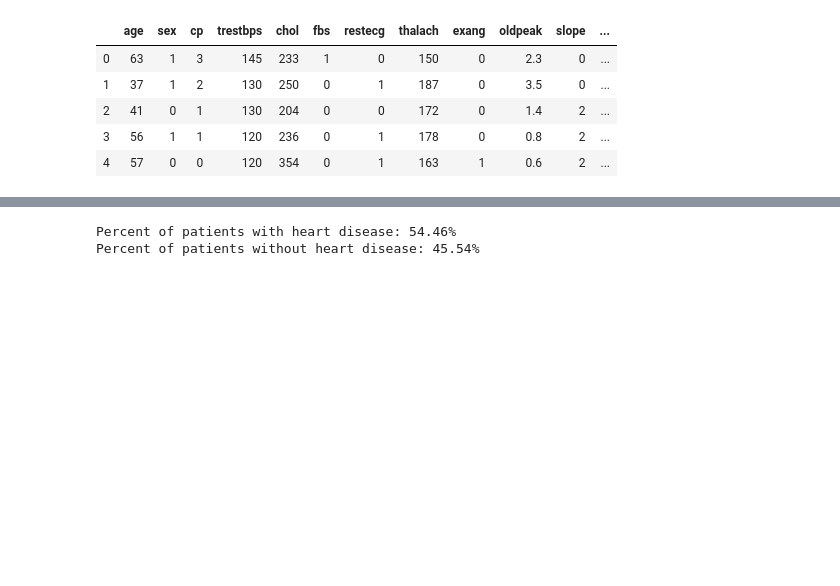
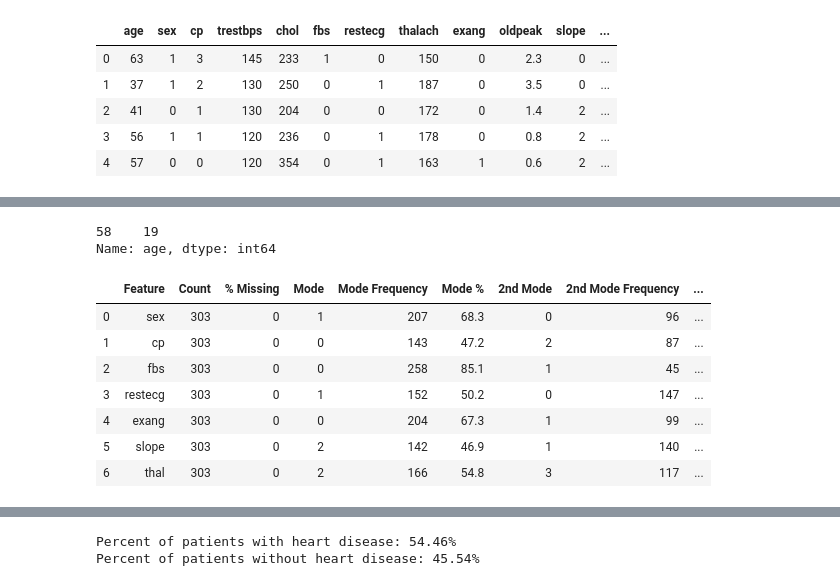
Before and after one commit to TreadKing/Data-Science, a Jupyter notebook: Project/Devang_Patel_Project.ipynb, the cells around one changed output, grey strips where cells are left out. Cells and saved outputs as stored; diff of their text form; code cells hidden in the pictures; blank space fills up the shorter version.

Commit message:
finished tables for the report

```diff
--- a/Project/Devang_Patel_Project.ipynb
+++ b/Project/Devang_Patel_Project.ipynb
@@ -22,0 +48,45 @@ continuous_features = ['age', 'trestbps','chol', 'thalach', 'oldpeak', 'ca']
+# %%
+# data qualtiy report table for categorical features
+categorical_qual = pd.DataFrame(columns = ['Feature', 'Count', '% Missing', 'Mode', 'Mode Frequency', 'Mode %', '2nd Mode', '2nd Mode Frequency', '2nd Mode %'])
+categorical_qual['Feature'] = categorical_features
+categorical_qual['Count'] = len(df)
+categorical_qual['% Missing'] = 0
+
+card = []
+mode = []
+mode_freq = []
+mode_2nd = []
+mode_freq_2nd = []
+
+
+for item in categorical_features:
+    card.append(df[item].nunique())
+    mode.append(int(df[item].mode()))
+    lst = df[item].value_counts()
+    mode_2nd.append(lst.keys()[1])
+    mode_freq.append(int(lst[0:1]))
+    mode_freq_2nd.append(int(lst[1:2]))
+
+
+lst = df['age'].value_counts()
+print(lst[0:1])
+categorical_qual['Mode'] = mode
+categorical_qual['Mode Frequency'] = mode_freq
+categorical_qual['Mode %'] = round((categorical_qual['Mode Frequency'] / categorical_qual['Count']) * 100, 1)
+categorical_qual['2nd Mode'] = mode_2nd
+categorical_qual['2nd Mode Frequency'] = mode_freq_2nd
+categorical_qual['2nd Mode %'] = round((categorical_qual['2nd Mode Frequency'] / categorical_qual['Count']) * 100,1)
+
+
+categorical_qual
+# %% [output]
+58    19
+Name: age, dtype: int64
+|  | Feature | Count | % Missing | Mode | Mode Frequency | Mode % | 2nd Mode | 2nd Mode Frequency | ... |
+| 0 | sex | 303 | 0 | 1 | 207 | 68.3 | 0 | 96 | ... |
+| 1 | cp | 303 | 0 | 0 | 143 | 47.2 | 2 | 87 | ... |
+| 2 | fbs | 303 | 0 | 0 | 258 | 85.1 | 1 | 45 | ... |
+| 3 | restecg | 303 | 0 | 1 | 152 | 50.2 | 0 | 147 | ... |
+| 4 | exang | 303 | 0 | 0 | 204 | 67.3 | 1 | 99 | ... |
+| 5 | slope | 303 | 0 | 2 | 142 | 46.9 | 1 | 140 | ... |
+| 6 | thal | 303 | 0 | 2 | 166 | 54.8 | 3 | 117 | ... |
```
Also changed, not shown: parts of 6 cells of this notebook.
